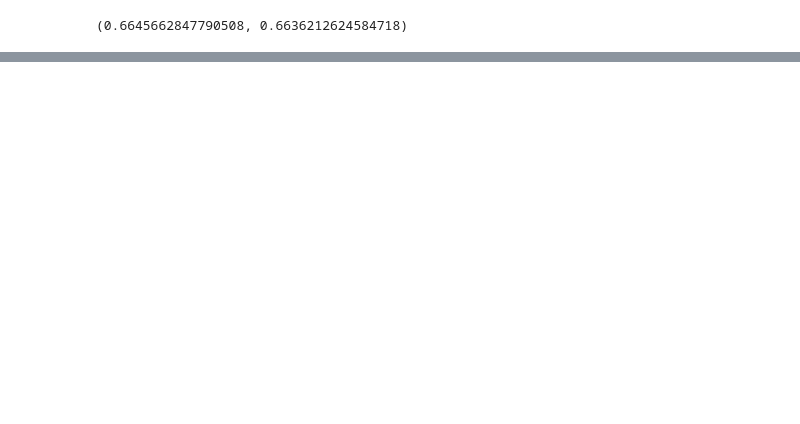
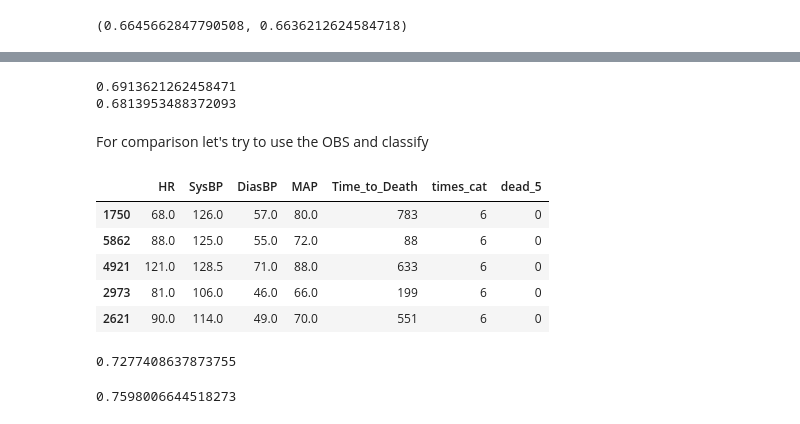
Before and after one commit to thxsxth/POMDP_RLSepsis, a Jupyter notebook: Results.ipynb, the cells around one changed output, grey strips where cells are left out. Saved outputs shown, nothing was run; the diff lists cells and outputs as text; code cells hidden in the pictures; blank space fills up the shorter version.

```diff
--- a/Results.ipynb
+++ b/Results.ipynb
@@ -335,0 +345,53 @@ svm.score(X1_train,y1_train),svm.score(X1_test,y1_test)
+# %%
+from sklearn.naive_bayes import GaussianNB
+nb=GaussianNB()
+nb.fit(X2_train,y2_train)
+print(nb.score(X2_test,y2_test))
+
+nb.fit(X_train,y_train)
+print(nb.score(X_test,y_test))
+# %% [output]
+0.6913621262458471
+0.6813953488372093
+# %% [markdown]
+For comparison let's try to use the OBS and classify
+# %%
+time_to_deaths=[]
+obs_=[]
+pats=[]
+with torch.no_grad():
+  for i,(trajectories,treatments,constants,mask,seq_lens,obs,others) in enumerate(loader):
+      print(i/len(data_set)*100, '% Done')
+      if min(seq_lens)<5:
+          continue
+      # outputs,cvs=model(trajectories,treatments,constants,mask,seq_lens,obs)
+      pats.append(patient_list[i])
+      obs_.append(obs.squeeze(0).view(-1,4).numpy()) #T*5
+      time_to_deaths.append(np.arange(seq_lens[0],0,step=-1))
+# %%
+pat_obs=np.concatenate(obs_,axis=0) #(B*T)*5
+times=np.concatenate(time_to_deaths,axis=0)
+dead_pat_obs=pd.DataFrame(pat_obs,columns=['HR','SysBP','DiasBP','MAP'])
+dead_pat_obs['Time_to_Death']=times
+dead_pat_obs["times_cat"] = pd.cut(dead_pat_obs['Time_to_Death'],
+                               bins=[0.0, 3.0, 5.0, 10.0, 24.0, 48.0, np.inf],
+                               labels=[1, 2, 3, 4, 5,6])
+# %%
+dead_pat_obs['dead_5']=(dead_pat_obs['Time_to_Death']<6).astype('int64')
+dead_pat_5=dead_pat_obs[dead_pat_df['dead_5']==1]
+# dead_pat_df_24=dead_pat_df[dead_pat_df.Time_to_Death>24]
+
+dead_pat_df_24=dead_pat_obs
+
+index=np.random.choice(np.arange(len(dead_pat_5)),len(dead_pat_5))
+dead_24=dead_pat_df_24.iloc[index]
+temp=pd.concat([dead_24,dead_pat_5],axis=0)
+# %%
+temp.head()
+# %% [output]
+|  | HR | SysBP | DiasBP | MAP | Time_to_Death | times_cat | dead_5 |
+| 1750 | 68.0 | 126.0 | 57.0 | 80.0 | 783 | 6 | 0 |
+| 5862 | 88.0 | 125.0 | 55.0 | 72.0 | 88 | 6 | 0 |
+| 4921 | 121.0 | 128.5 | 71.0 | 88.0 | 633 | 6 | 0 |
+| 2973 | 81.0 | 106.0 | 46.0 | 66.0 | 199 | 6 | 0 |
+| 2621 | 90.0 | 114.0 | 49.0 | 70.0 | 551 | 6 | 0 |
@@ -335,0 +404,12 @@ svm.score(X1_train,y1_train),svm.score(X1_test,y1_test)
+# %%
+rf=RandomForestClassifier(n_estimators=500,max_depth=5,random_state=42)
+rf.fit(X_train,y_train)
+rf.score(X_test,y_test)
+# %% [output]
+0.7277408637873755
+# %%
+tree_clf=DecisionTreeClassifier(max_depth=15,random_state=42)
+tree_clf.fit(X_train,y_train)
+tree_clf.score(X_test,y_test)
+# %% [output]
+0.7598006644518273
```
Also changed, not shown: parts of 20 cells of this notebook.
